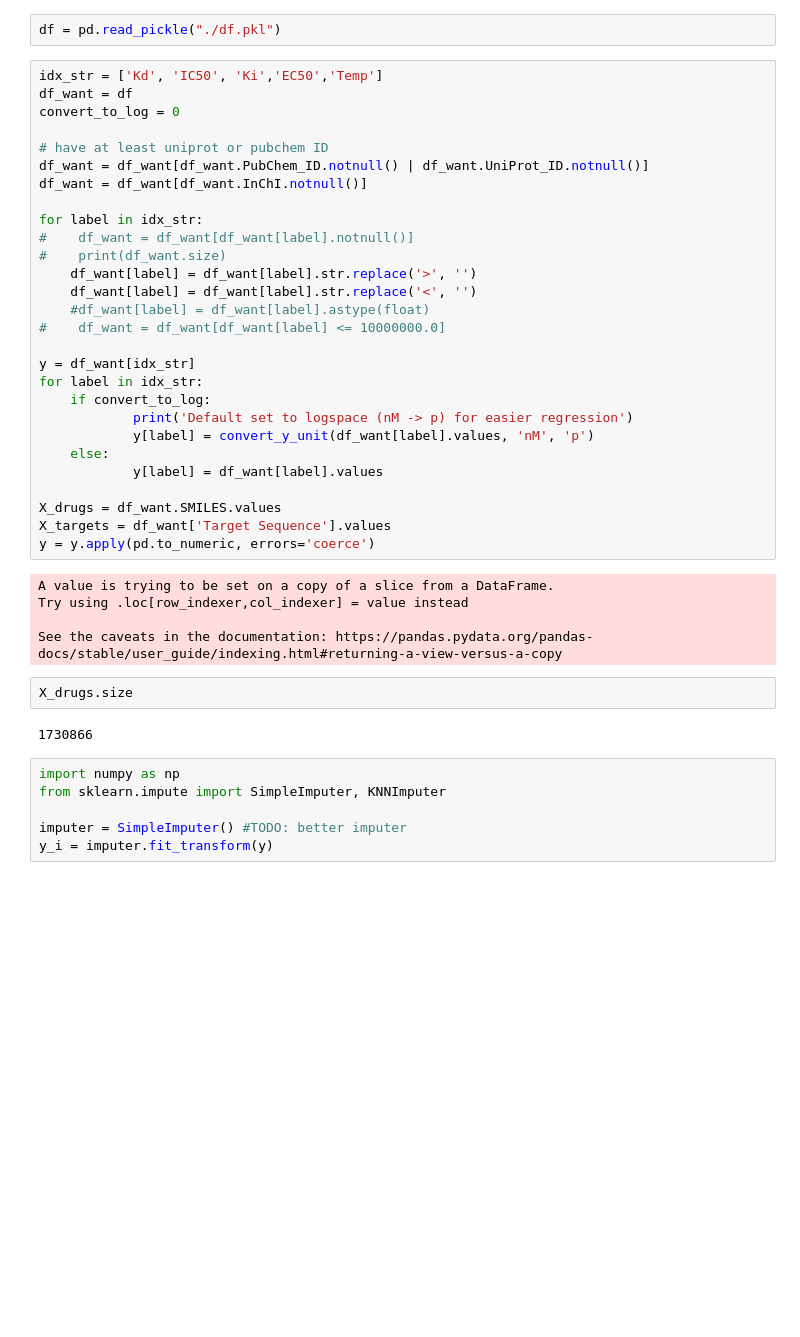
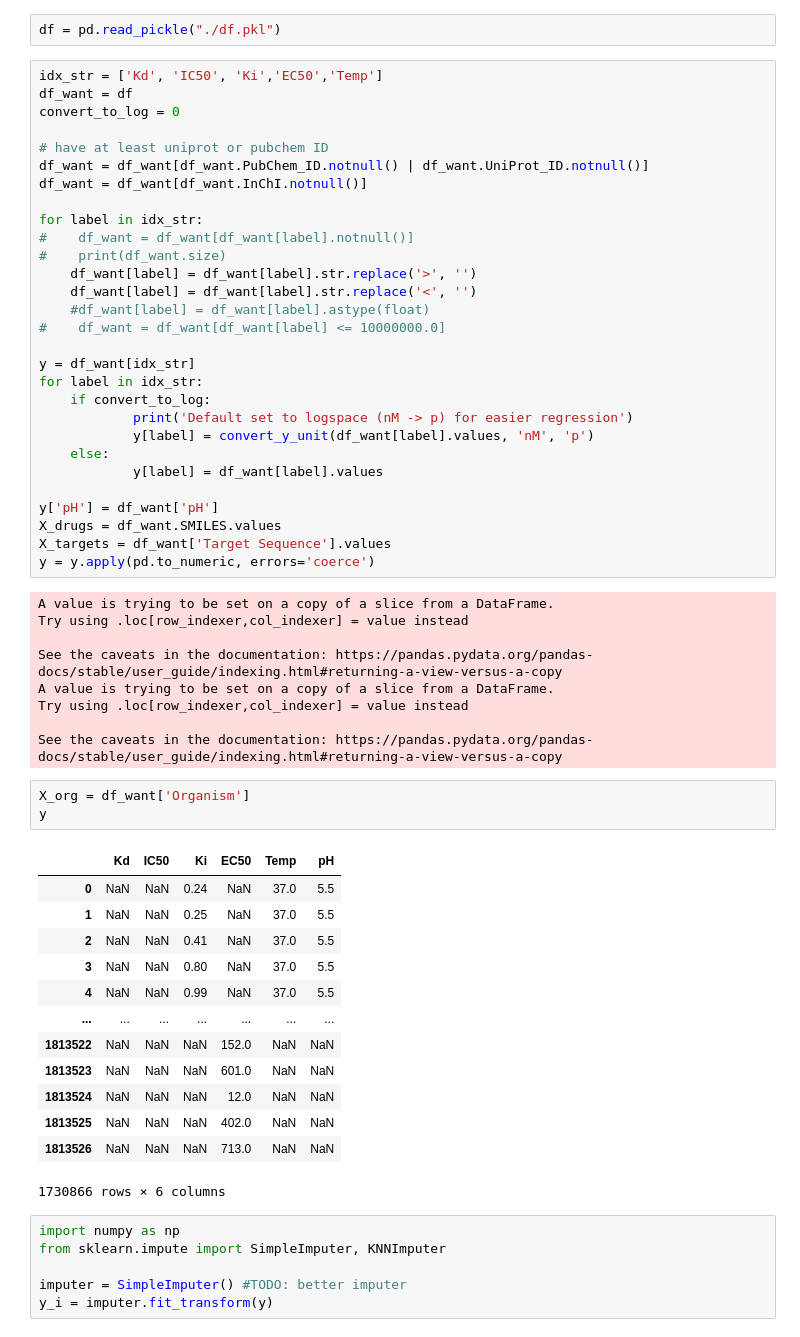
Before and after one commit to jchartove/DeepPurpose-omic, a Jupyter notebook: new_model_10_1.ipynb, the cells around one changed output. Saved outputs shown, nothing was run; the diff lists cells and outputs as text; blank space fills up the shorter version.

```diff
--- a/new_model_10_1.ipynb
+++ b/new_model_10_1.ipynb
@@ -124,6 +143,7 @@ for label in idx_str:
     else:
             y[label] = df_want[label].values
 
+y['pH'] = df_want['pH']
 X_drugs = df_want.SMILES.values
 X_targets = df_want['Target Sequence'].values
 y = y.apply(pd.to_numeric, errors='coerce')
@@ -132,10 +152,27 @@ A value is trying to be set on a copy of a slice from a DataFrame.
 Try using .loc[row_indexer,col_indexer] = value instead
 
 See the caveats in the documentation: https://pandas.pydata.org/pandas-docs/stable/user_guide/indexing.html#returning-a-view-versus-a-copy
+A value is trying to be set on a copy of a slice from a DataFrame.
+Try using .loc[row_indexer,col_indexer] = value instead
+
+See the caveats in the documentation: https://pandas.pydata.org/pandas-docs/stable/user_guide/indexing.html#returning-a-view-versus-a-copy
-# %%
-X_drugs.size
-# %% [output]
-1730866
+# %%
+X_org = df_want['Organism']
+y
+# %% [output]
+|  | Kd | IC50 | Ki | EC50 | Temp | pH |
+| 0 | NaN | NaN | 0.24 | NaN | 37.0 | 5.5 |
+| 1 | NaN | NaN | 0.25 | NaN | 37.0 | 5.5 |
+| 2 | NaN | NaN | 0.41 | NaN | 37.0 | 5.5 |
+| 3 | NaN | NaN | 0.80 | NaN | 37.0 | 5.5 |
+| 4 | NaN | NaN | 0.99 | NaN | 37.0 | 5.5 |
+| ... | ... | ... | ... | ... | ... | ... |
+| 1813522 | NaN | NaN | NaN | 152.0 | NaN | NaN |
+| 1813523 | NaN | NaN | NaN | 601.0 | NaN | NaN |
+| 1813524 | NaN | NaN | NaN | 12.0 | NaN | NaN |
+| 1813525 | NaN | NaN | NaN | 402.0 | NaN | NaN |
+| 1813526 | NaN | NaN | NaN | 713.0 | NaN | NaN |
+1730866 rows × 6 columns
 # %%
 import numpy as np
 from sklearn.impute import SimpleImputer, KNNImputer
```
Also changed, not shown: parts of 46 cells of this notebook, 2 other files.
